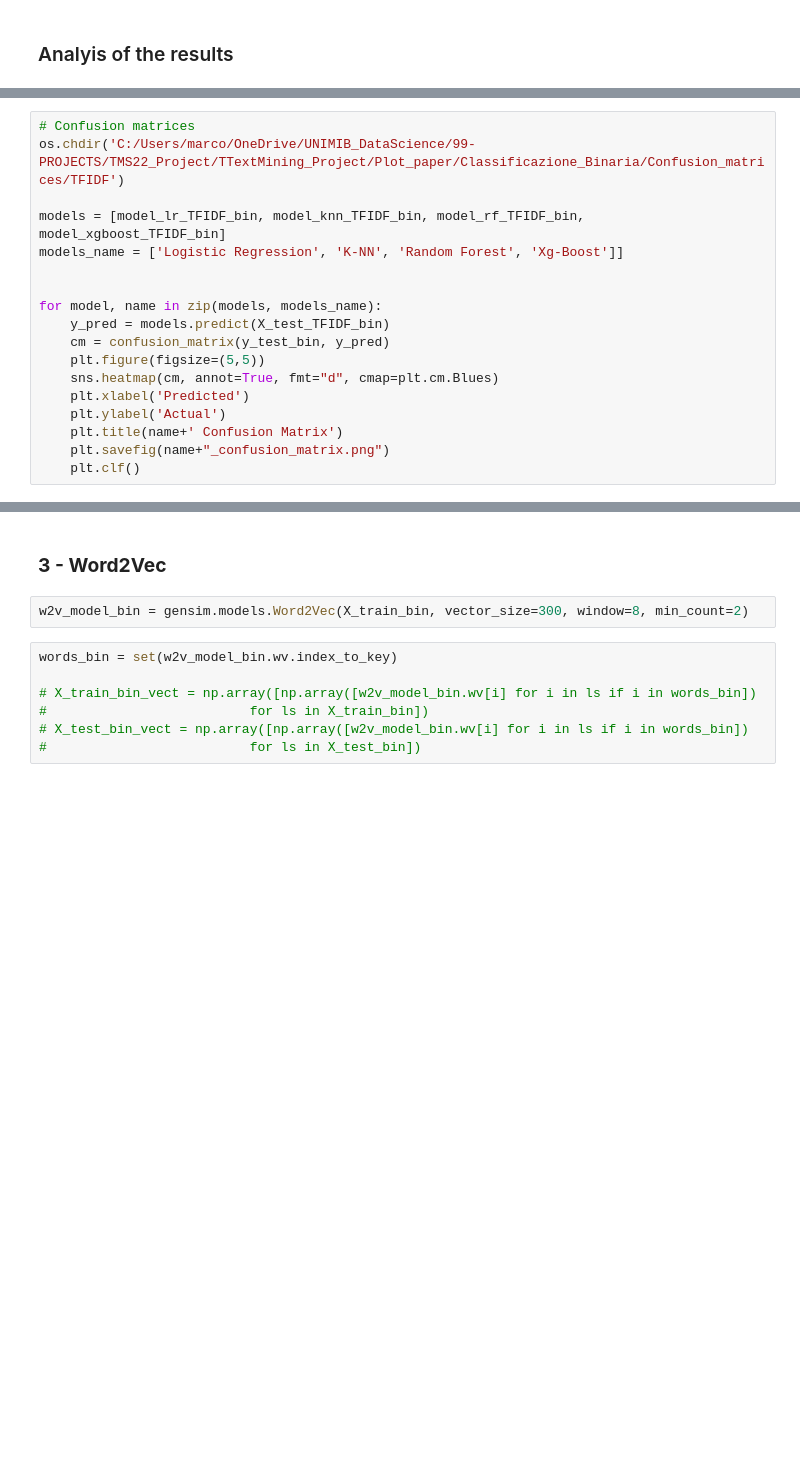
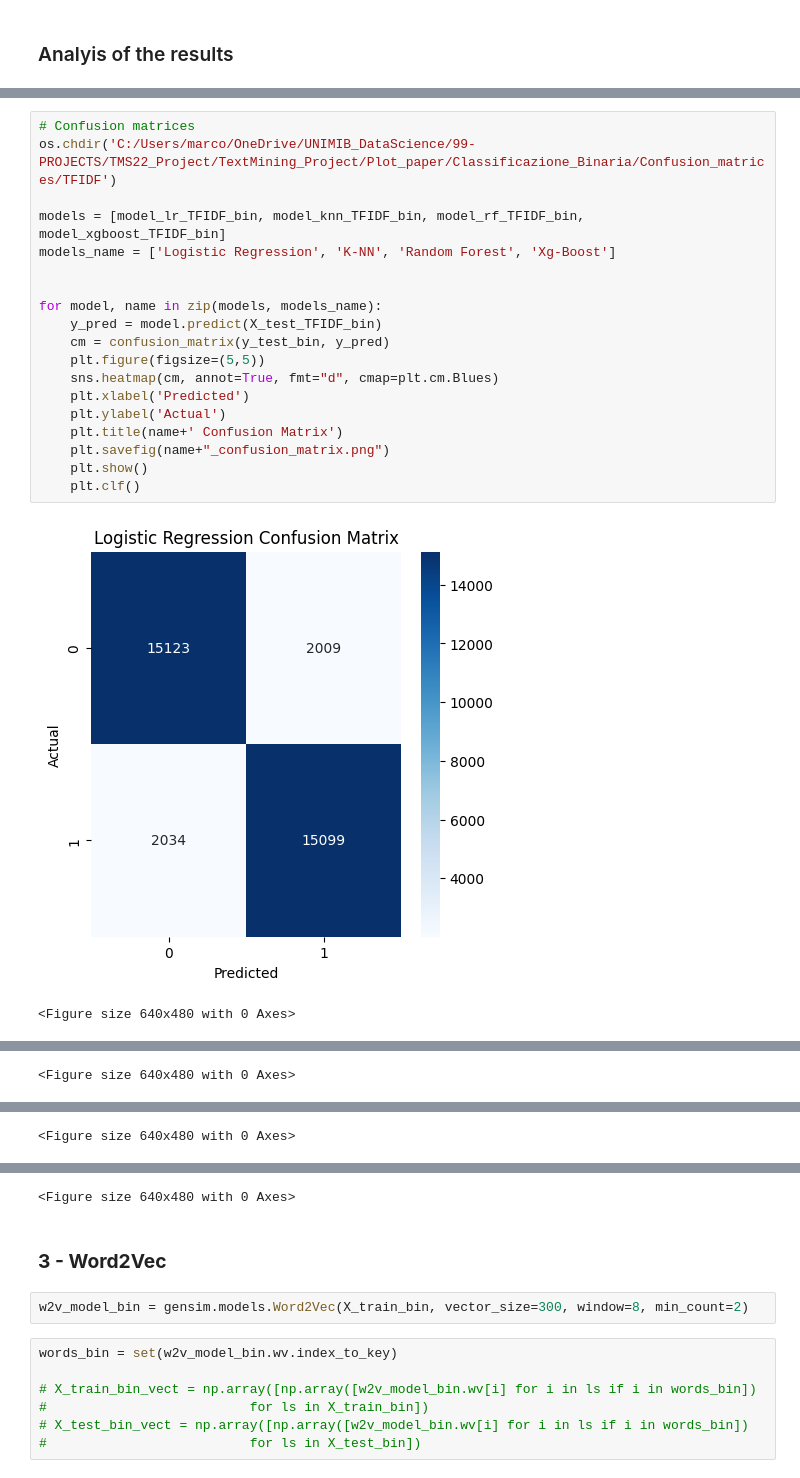
Before and after one commit to rmarconzini/amazon-fine-food-reviews-classification-clustering, a Jupyter notebook: Classification_final.ipynb, the cells around one changed output, grey strips where cells are left out. Saved outputs shown, nothing was run; the diff lists cells and outputs as text; blank space fills up the shorter version.

```diff
--- a/Classification_final.ipynb
+++ b/Classification_final.ipynb
@@ -1700,18 +1693,22 @@ for model, name in zip(models, models_name):
 # %%
 # Confusion matrices
-os.chdir('C:/Users/marco/OneDrive/UNIMIB_DataScience/99-PROJECTS/TMS22_Project/TTextMining_Project/Plot_paper/Classificazione_Binaria/Confusion_matrices/TFIDF')
+os.chdir('C:/Users/marco/OneDrive/UNIMIB_DataScience/99-PROJECTS/TMS22_Project/TextMining_Project/Plot_paper/Classificazione_Binaria/Confusion_matrices/TFIDF')
 
 models = [model_lr_TFIDF_bin, model_knn_TFIDF_bin, model_rf_TFIDF_bin, model_xgboost_TFIDF_bin]
-models_name = ['Logistic Regression', 'K-NN', 'Random Forest', 'Xg-Boost']]
+models_name = ['Logistic Regression', 'K-NN', 'Random Forest', 'Xg-Boost']
 
 
 for model, name in zip(models, models_name):
-    y_pred = models.predict(X_test_TFIDF_bin)
+    y_pred = model.predict(X_test_TFIDF_bin)
     cm = confusion_matrix(y_test_bin, y_pred)
     plt.figure(figsize=(5,5))
     sns.heatmap(cm, annot=True, fmt="d", cmap=plt.cm.Blues)
     plt.xlabel('Predicted')
     plt.ylabel('Actual')
     plt.title(name+' Confusion Matrix')
     plt.savefig(name+"_confusion_matrix.png")
+    plt.show()
     plt.clf()
+# %% [output]
+[figure, added]
+<Figure size 640x480 with 0 Axes>
@@ -1717,0 +1716 @@ for model, name in zip(models, models_name):
+<Figure size 640x480 with 0 Axes>
@@ -1717,0 +1718 @@ for model, name in zip(models, models_name):
+<Figure size 640x480 with 0 Axes>
@@ -1718,3 +1720,4 @@ for model, name in zip(models, models_name):
+<Figure size 640x480 with 0 Axes>
 # %% [markdown]
 ### **3 - Word2Vec**
 # %%
```
Also changed, not shown: parts of 21 cells of this notebook, 8 other files.
